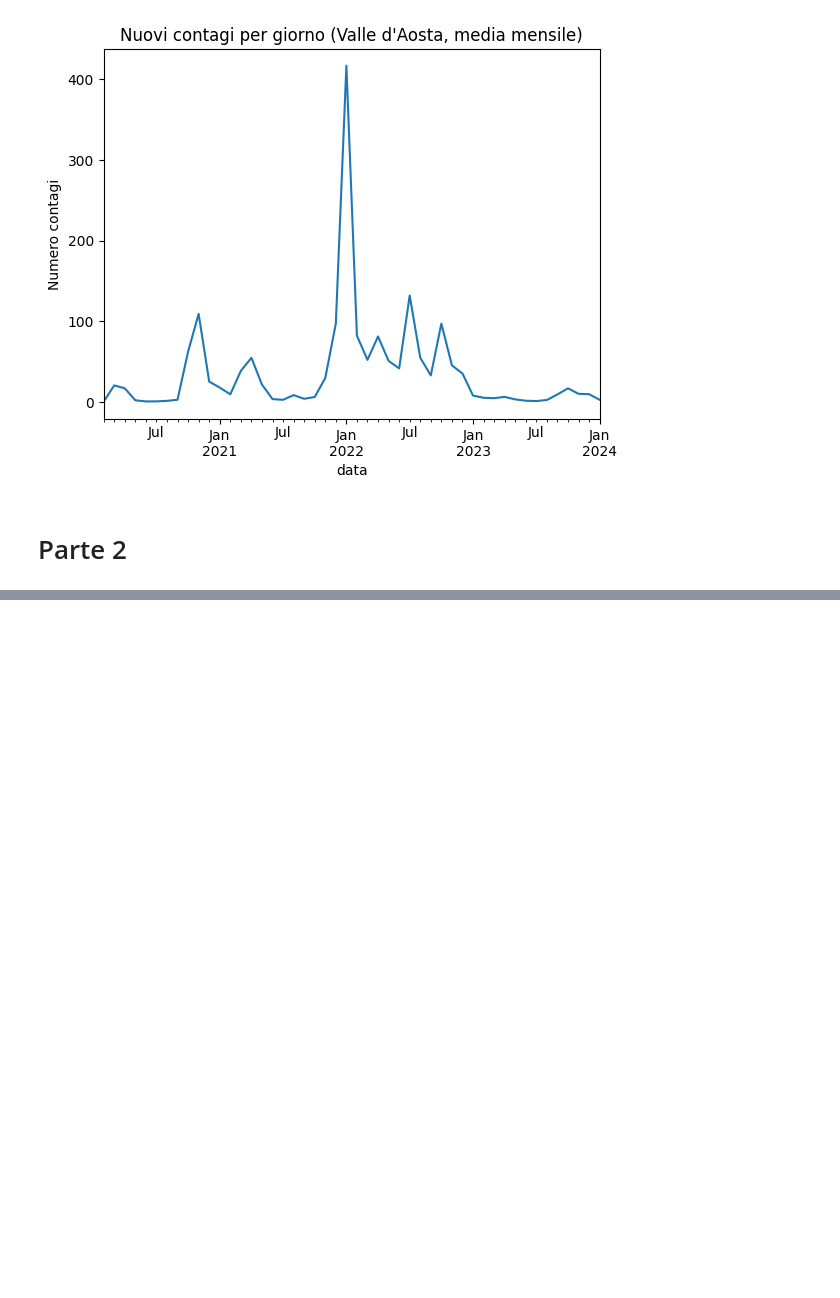
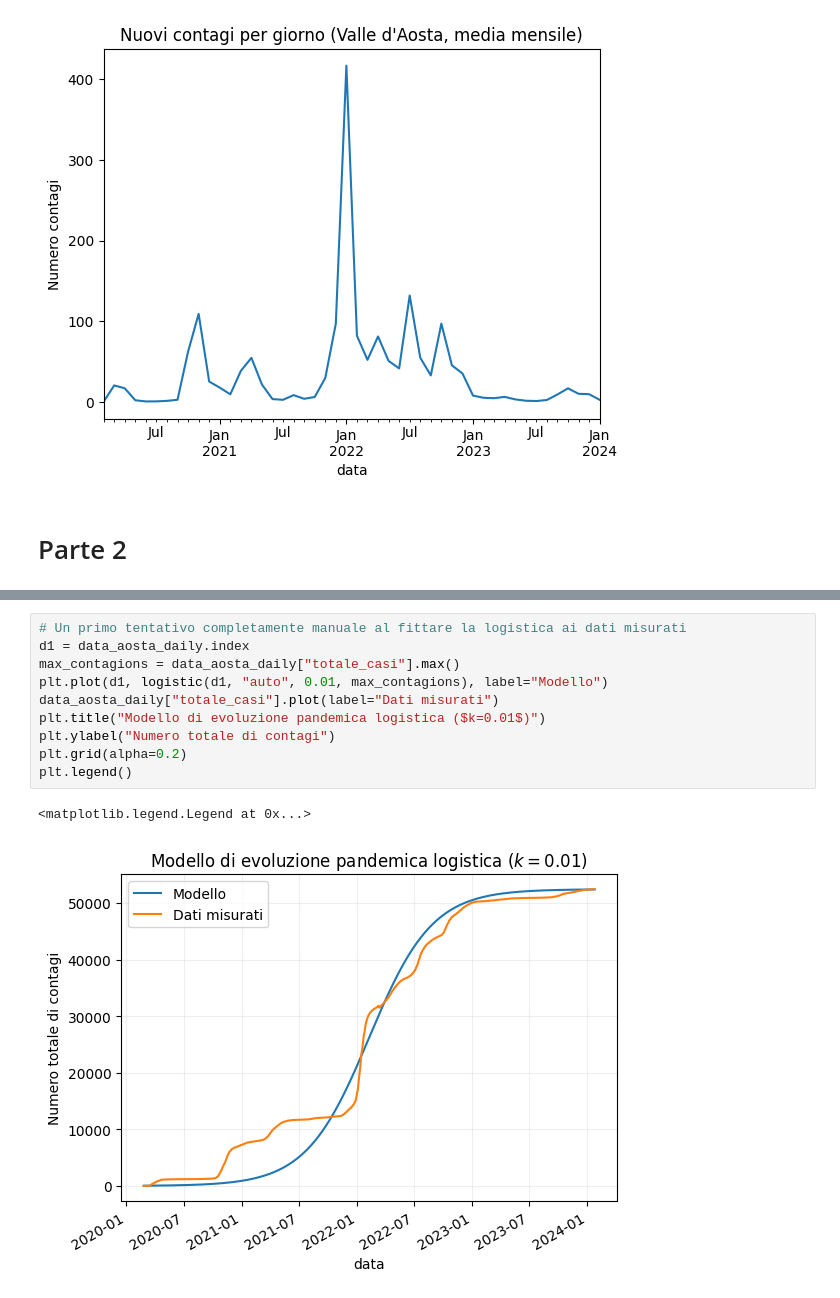
Before and after one commit to D4wnstar/analisi-covid-trmd, a Jupyter notebook: src/analisi.ipynb, the cells around one changed output, grey strips where cells are left out. Saved outputs shown, nothing was run; the diff lists cells and outputs as text; blank space fills up the shorter version.

```diff
--- a/src/analisi.ipynb
+++ b/src/analisi.ipynb
@@ -69,0 +166,13 @@ def logistic(t: float, t_0: float, k: float, N: int):
+# %%
+# Un primo tentativo completamente manuale al fittare la logistica ai dati misurati
+d1 = data_aosta_daily.index
+max_contagions = data_aosta_daily["totale_casi"].max()
+plt.plot(d1, logistic(d1, "auto", 0.01, max_contagions), label="Modello")
+data_aosta_daily["totale_casi"].plot(label="Dati misurati")
+plt.title("Modello di evoluzione pandemica logistica ($k=0.01$)")
+plt.ylabel("Numero totale di contagi")
+plt.grid(alpha=0.2)
+plt.legend()
+# %% [output]
+<matplotlib.legend.Legend at 0x...>
+[figure, added]
```
Also changed, not shown: parts of 26 cells of this notebook, 2 other files.
